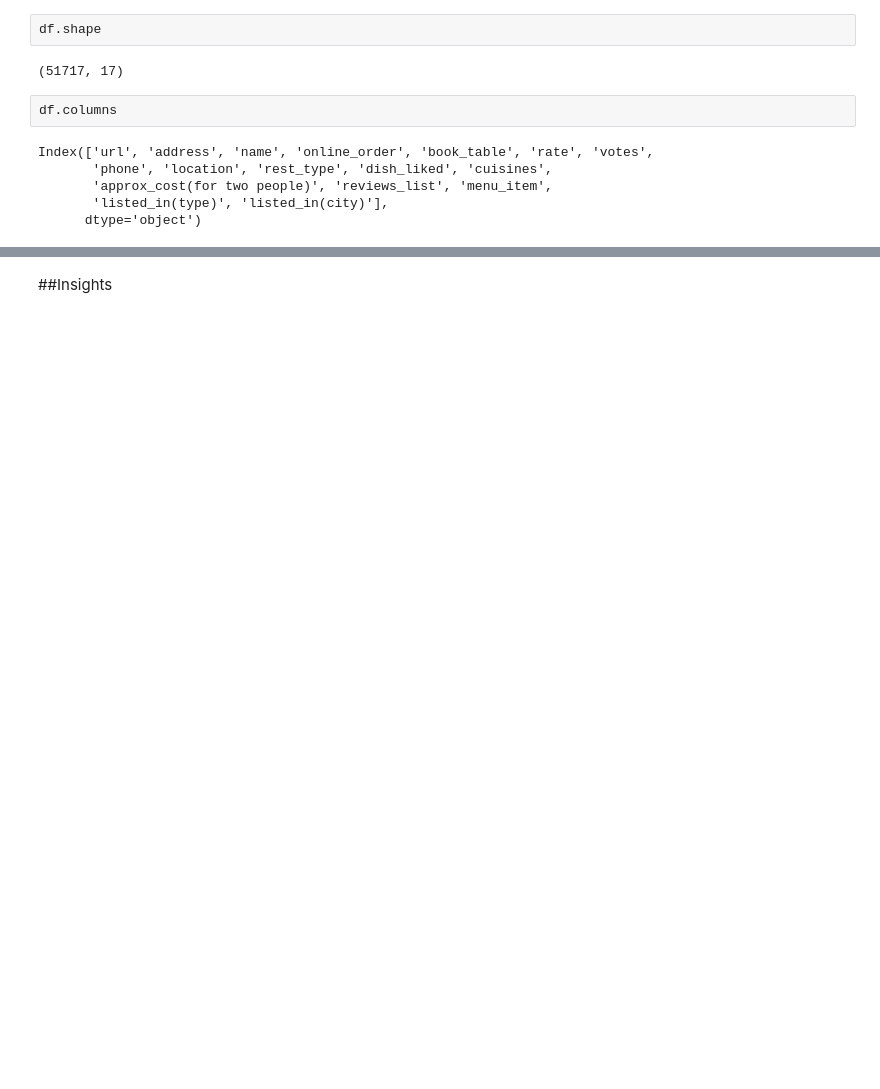
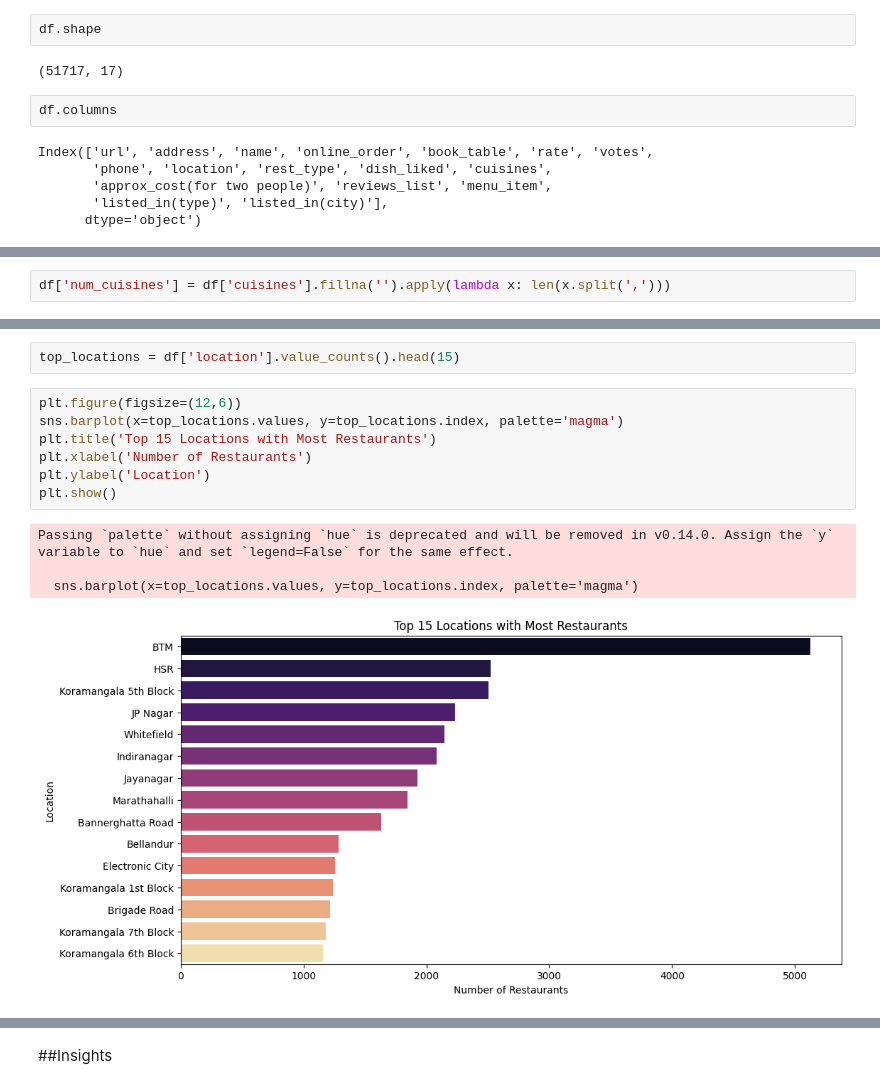
Before and after one commit to surajss28/Data-Analysis-Project, a Jupyter notebook: Zomato_Banglore_Analysis.ipynb, the cells around one changed output, grey strips where cells are left out. Cells and saved outputs as stored; diff of their text form; blank space fills up the shorter version.

```diff
--- a/Zomato_Banglore_Analysis.ipynb
+++ b/Zomato_Banglore_Analysis.ipynb
@@ -399,0 +135,2 @@ most_prepared.plot(kind='barh')
+# %%
+df['num_cuisines'] = df['cuisines'].fillna('').apply(lambda x: len(x.split(',')))
@@ -399,0 +173,14 @@ most_prepared.plot(kind='barh')
+# %%
+top_locations = df['location'].value_counts().head(15)
+# %%
+plt.figure(figsize=(12,6))
+sns.barplot(x=top_locations.values, y=top_locations.index, palette='magma')
+plt.title('Top 15 Locations with Most Restaurants')
+plt.xlabel('Number of Restaurants')
+plt.ylabel('Location')
+plt.show()
+# %% [output]
+Passing `palette` without assigning `hue` is deprecated and will be removed in v0.14.0. Assign the `y` variable to `hue` and set `legend=False` for the same effect.
+
+  sns.barplot(x=top_locations.values, y=top_locations.index, palette='magma')
+[figure, added]
```
Also changed, not shown: parts of 134 cells of this notebook.
